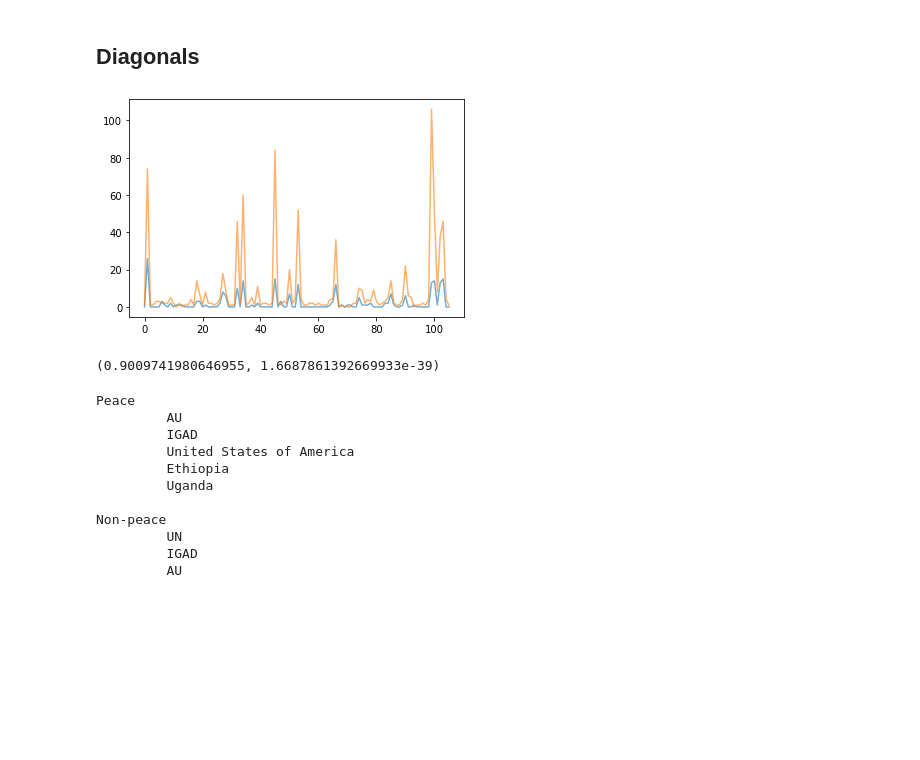
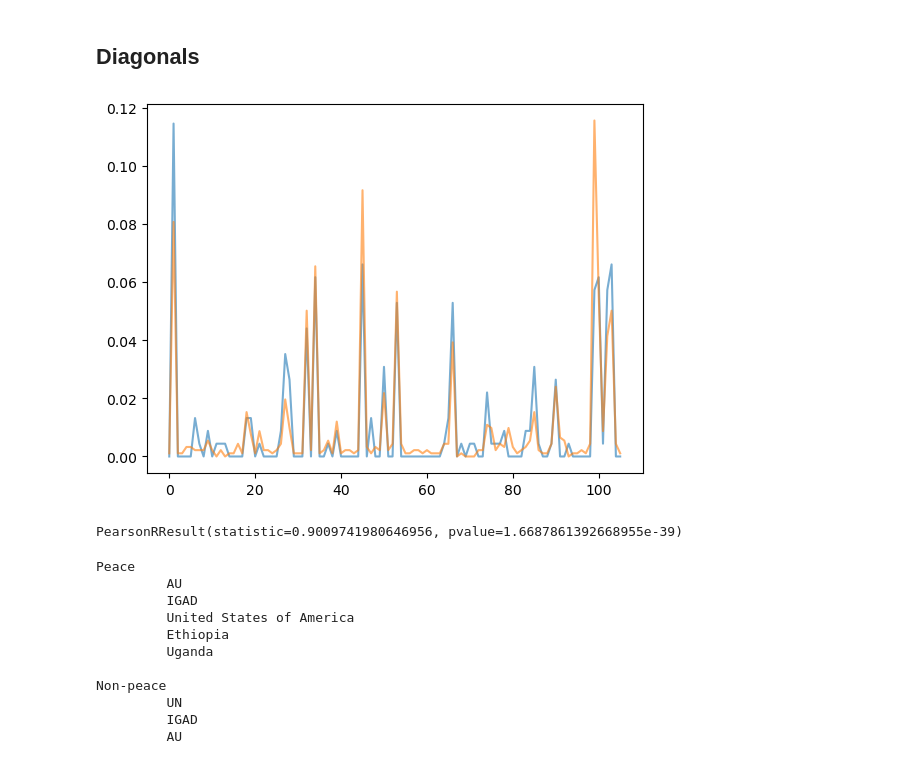
Before and after one commit to roybgardner/mediation, a Jupyter notebook: mediation_comparisons.ipynb, the cells around one changed output. Cells and saved outputs as stored; diff of their text form; code cells hidden in the pictures; blank space fills up the shorter version.

```diff
--- a/mediation_comparisons.ipynb
+++ b/mediation_comparisons.ipynb
@@ -118,37 +148,37 @@ peace_mediation_ids = [k for k,v in data_dict['vertices_dict'].items() if v['typ
                   v['data']['peace_agreement'] == 1]
 
 non_peace_mediation_ids = [k for k,v in data_dict['vertices_dict'].items() if v['type'] == 'MED' and\
                   v['data']['peace_agreement'] != 1]
 
 peace_mediation_indices = [data_dict['mediation_vertices'].index(v) for v in peace_mediation_ids]
 peace_matrix = data_dict['matrix'][np.ix_(peace_mediation_indices,range(0,len(data_dict['actor_vertices'])))]
 
 
 non_peace_mediation_indices = [data_dict['mediation_vertices'].index(v) for v in non_peace_mediation_ids]
 non_peace_matrix = data_dict['matrix'][np.ix_(non_peace_mediation_indices,\
                                               range(0,len(data_dict['actor_vertices'])))]
 
 
 peace_co_matrices = get_cooccurrence_matrices(peace_matrix)
 non_peace_co_matrices = get_cooccurrence_matrices(non_peace_matrix)
 
 peace_diag = np.diag(peace_co_matrices[0])
 tot = sum(peace_diag)
-#peace_diag = [v/tot for v in peace_diag]
+peace_diag = [v/tot for v in peace_diag]
 
 non_peace_diag = np.diag(non_peace_co_matrices[0])
 tot = sum(non_peace_diag)
-#non_peace_diag = [v/tot for v in non_peace_diag]
+non_peace_diag = [v/tot for v in non_peace_diag]
 
 x = range(0,len(peace_diag))
 plt.plot(x,peace_diag,alpha=0.6)
 plt.plot(x,non_peace_diag,alpha=0.6)
 plt.show()
 
 print(stats.pearsonr(peace_diag,non_peace_diag))
 # %% [output]
-[figure, old version]
+[figure, new version]
-(0.9009741980646955, 1.6687861392669933e-39)
+PearsonRResult(statistic=0.9009741980646956, pvalue=1.6687861392668955e-39)
 # %%
 from scipy.signal import find_peaks
 
```
Also changed, not shown: parts of 13 cells of this notebook, 1 other file.
